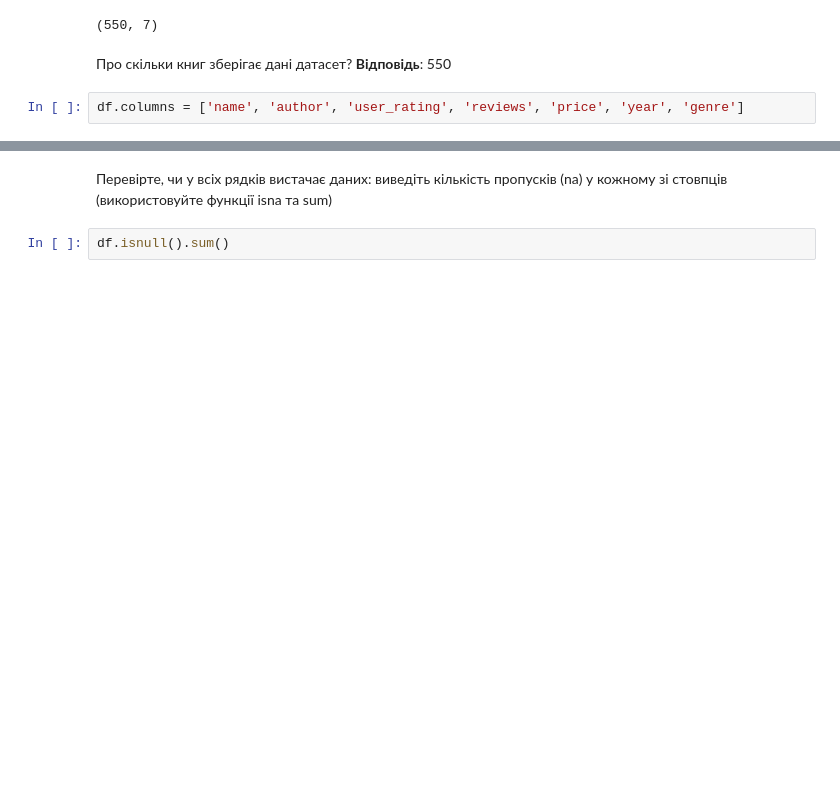
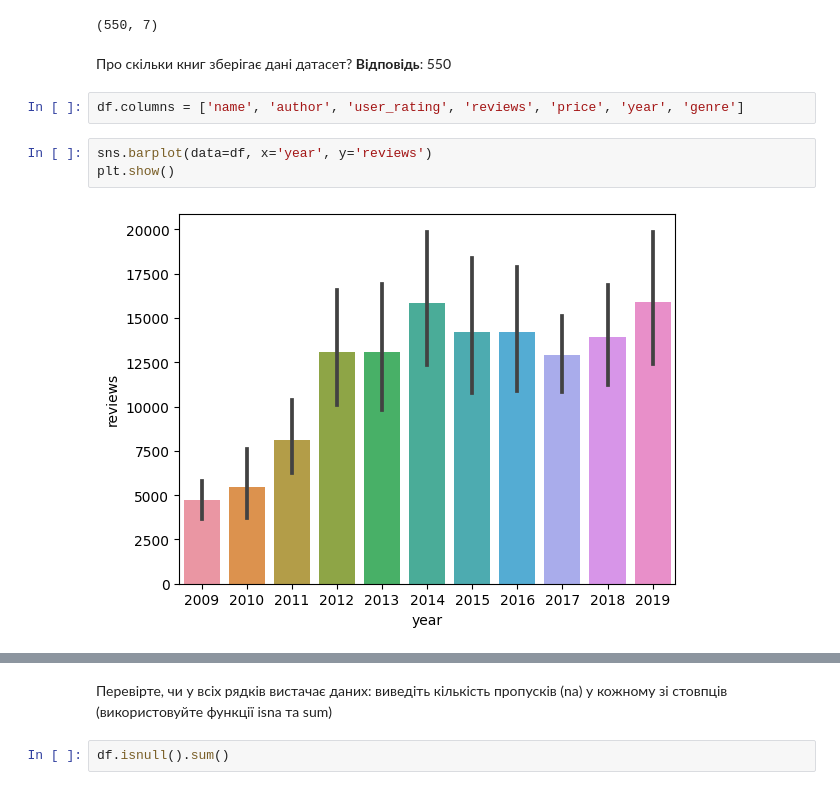
Before and after one commit to alex-kondr/Data_Science_HW_2, a Jupyter notebook: HW_2_3.ipynb, the cells around one changed output, grey strips where cells are left out. Drawn from its saved outputs; the diff is of its cells as text; blank space fills up the shorter version.

```diff
--- a/HW_2_3.ipynb
+++ b/HW_2_3.ipynb
@@ -27,3 +29,8 @@ df.shape
 Про скільки книг зберігає дані датасет? **Відповідь**: 550
 # %%
 df.columns = ['name', 'author', 'user_rating', 'reviews', 'price', 'year', 'genre']
+# %%
+sns.barplot(data=df, x='year', y='reviews')
+plt.show()
+# %% [output]
+[figure, added]
```
Also changed, not shown: parts of 2 cells of this notebook.
